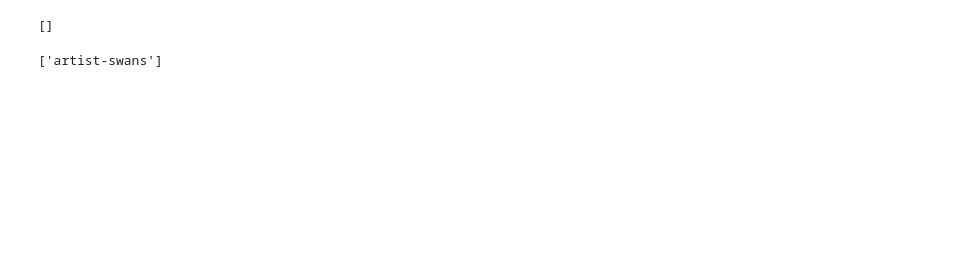
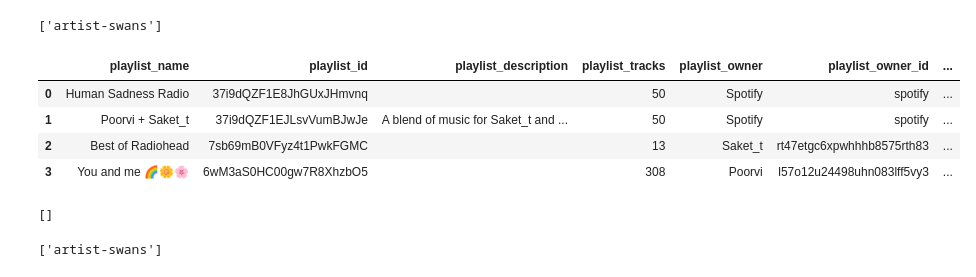
Before and after one commit to saketthakur001/Project_spotify, a Jupyter notebook: main.ipynb, the cells around one changed output. Cells and saved outputs as stored; diff of their text form; code cells hidden in the pictures; blank space fills up the shorter version.

```diff
--- a/main.ipynb
+++ b/main.ipynb
@@ -368,8 +368,33 @@ def store_user_playlists_info():
 # new_df['date'] = datetime.datetime.now()
 # # read the csv file
 # old_df = pd.read_csv('user_playlists_info.csv')
+# %%
+import re
+
+test = "artist-swans gather-all  genre-pop-pop-pop"
+
+# write a regex to get the artist which should return swans
+artist = re.search(r'artist-(\w+(?:-\w+)*)', test)
+
+# write a regex to get the genre which should return hip-hop
+genre = re.search(r'genre-(\w+(?:-\w+)*)', test)
+
+# write a regex to get the gather which should return gather-all
+
+
+# write a regex to get the words that has " -" before it
+function = re.findall(r' -(\w+(?:-\w+)*)', test)
+
+# write a regex to get the words that has " -" after it
+words_functions = re.findall(r'(\w+(?:-\w+)*) -', test)
+
+print(words_functions)
+
+# print(genre.group(1))
+# %% [output]
+['artist-swans']
 # %%
-def get_new_playlists(old_df, new_df):
+def get_new_playlists():
     """Iterate though the new_df and search for matching value from the old dataframe save the index where the first value matches. the value should continue to match."""
     # iterate through the new_df
     user_playlist_info = get_user_playlists_info()
@@ -400,7 +425,15 @@ def get_new_playlists(old_df, new_df):
     return changed
     #hey
 
-the_ones = get_new_playlists(old_df, new_df)
+the_ones = get_new_playlists()
+# %%
+the_ones
+# %% [output]
+|  | playlist_name | playlist_id | playlist_description | playlist_tracks | playlist_owner | playlist_owner_id | ... |
+| 0 | Human Sadness Radio | 37i9dQZF1E8JhGUxJHmvnq |  | 50 | Spotify | spotify | ... |
+| 1 | Poorvi + Saket_t | 37i9dQZF1EJLsvVumBJwJe | A blend of music for Saket_t and ... | 50 | Spotify | spotify | ... |
+| 2 | Best of Radiohead | 7sb69mB0VFyz4t1PwkFGMC |  | 13 | Saket_t | rt47etgc6xpwhhhb8575rth83 | ... |
+| 3 | You and me 🌈🌼🌸 | 6wM3aS0HC00gw7R8XhzbO5 |  | 308 | Poorvi | l57o12u24498uhn083lff5vy3 | ... |
 # %%
 
 
```
